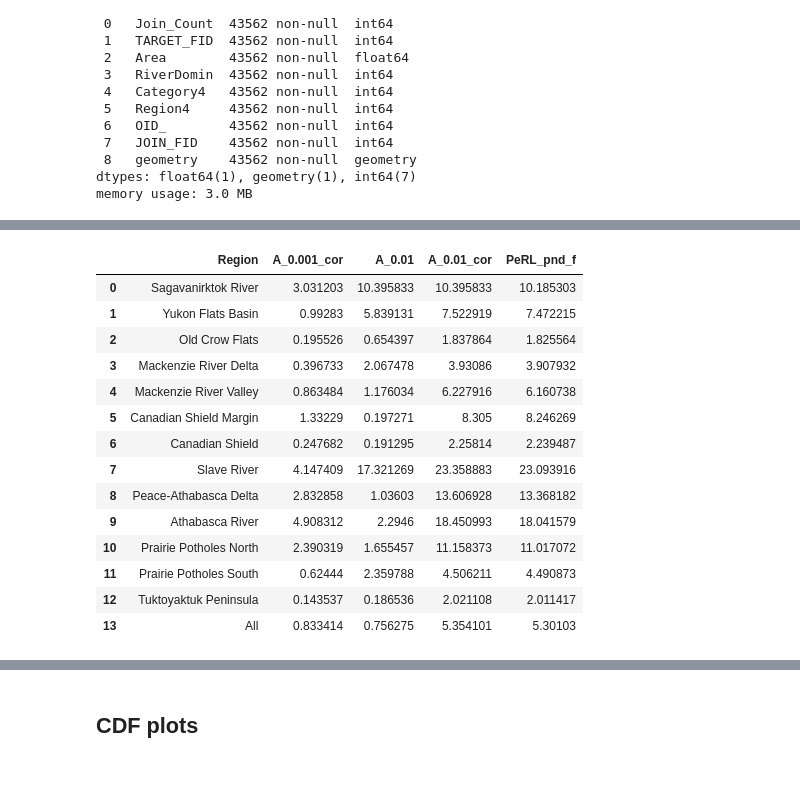
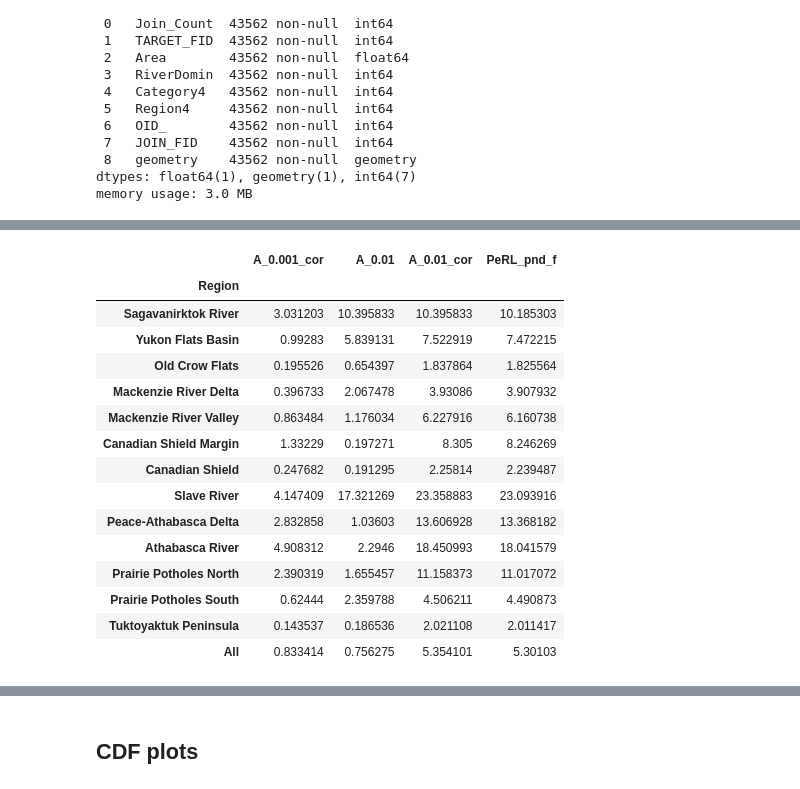
Before and after one commit to ekcomputer/lake-area, a Jupyter notebook: LSD_scale_comparison.ipynb, the cells around one changed output, grey strips where cells are left out. Cells and saved outputs as stored; diff of their text form; code cells hidden in the pictures.

```diff
--- a/LSD_scale_comparison.ipynb
+++ b/LSD_scale_comparison.ipynb
@@ -121,39 +126,50 @@ gdf_cir_lsd.head()
 # %%
 ## Cycle through 14 regions V2
 df_cir_rec = pd.DataFrame(columns = ['Region_ID', 'Region', 'Lake_area', 'stat', 'A_0.001', 'A_0.001_cor', 'A_0.01_cor', 'A_0.01', 'A_g100m', 'A_g1', 'PeRL_pnd_f']) # cir recomputed, for double checking A_0.001 from paper; A_0.001_cor excludes the largest lakes like in PeRL, but uses native CIR min size of 40 m2; computing A_0.01 analogous to PeRL pond fraction, PeRL_pnd for equivalent to perl analysis (min is 100 m2, max is 1 km2), A_g100m, for lakes > 100 m2, analogous to PeRL, F_g1 for area of lakes larger than PeRL maximum size, 'PeRL_all' to simulate perl size domain, and 'PeRL_pnd_f' which is perl pond divided perl all # 'PeRL_pnd', 'PeRL_all'
 for i, region in enumerate(range(2, 16)): # no region 1
     if region!=15:
         gdf_tmp = gdf_cir_lsd.query('Region4 == @region')
     else:
         gdf_tmp = gdf_cir_lsd # compute over all
     df_cir_rec.loc[i, 'Region_ID'] = region
     df_cir_rec.loc[i, 'Region'] = regions[i]
     df_cir_rec.loc[i, 'Lake_area'] = gdf_tmp.Area.sum()
     df_cir_rec.loc[i, 'A_0.001'] = gdf_tmp.query('(Area < 0.001)').Area.sum() / df_cir_rec.loc[i, 'Lake_area'] * 100
     df_cir_rec.loc[i, 'A_0.001_cor'] = gdf_tmp.query('(Area < 0.001)').Area.sum() / gdf_tmp.query('(Area < 1)').Area.sum() * 100
     df_cir_rec.loc[i, 'A_0.01_cor'] = gdf_tmp.query('(Area < 0.01)').Area.sum() / gdf_tmp.query('(Area < 1)').Area.sum() * 100
     df_cir_rec.loc[i, 'A_0.01'] = gdf_tmp.query('(Area < 0.01)').Area.sum() / df_cir_rec.loc[i, 'Lake_area'] * 100
     df_cir_rec.loc[i, 'A_g1'] = gdf_tmp.query('(Area >= 1)').Area.sum() / df_cir_rec.loc[i, 'Lake_area'] * 100
     df_cir_rec.loc[i, 'A_g100m'] = gdf_tmp.query('(Area >= 0.0001)').Area.sum() / df_cir_rec.loc[i, 'Lake_area'] * 100
     df_cir_rec.loc[i, 'PeRL_pnd_f'] = gdf_tmp.query('(Area >= 0.0001) and  (Area < 0.01)').Area.sum() / \
          gdf_tmp.query('(Area >= 0.0001) and  (Area < 1)').Area.sum() * 100
-    # Then compute all
+    df_cir_rec.loc[i, 'HL_pnd_f_4'] = gdf_tmp.query('(Area >= 0.0001) and  (Area < 0.1)').Area.sum() / \
+        gdf_tmp.query('(Area >= 0.0001) and  (Area < 1)').Area.sum() * 100 # Pond fraction, as defined by HydroLakes lower limit and upper limit defined by CIR # 4 means that lower limit is 10^-4
+    df_cir_rec.loc[i, 'HL_pnd_r_4'] = gdf_tmp.query('(Area >= 0.0001) and  (Area < 0.1)').Area.sum() / \
+        gdf_tmp.query('(Area >= 0.1) and  (Area < 1)').Area.sum() * 100 # Pond fraction, as defined by HydroLakes lower limit and upper limit defined by CIR (fraction, not ratio, so it can be used as divident for extrapolation from mid lakes)
+    df_cir_rec.loc[i, 'HL_pnd_r_3'] = gdf_tmp.query('(Area >= 0.001) and  (Area < 0.1)').Area.sum() / \
+        gdf_tmp.query('(Area >= 0.1) and  (Area < 1)').Area.sum() * 100 # to compare to WBD
+    df_cir_rec.loc[i, 'HL_pnd_r_2'] = gdf_tmp.query('(Area >= 0.01) and  (Area < 0.1)').Area.sum() / \
+        gdf_tmp.query('(Area >= 0.1) and  (Area < 1)').Area.sum() * 100 # to compare to Sheng
 
-df_cir_rec[['Region', 'PeRL_pnd_f']]
-df_cir_rec[['Region', 'A_0.001_cor', 'A_0.01', 'A_0.01_cor', 'PeRL_pnd_f']]
+## Re-index
+df_cir_rec.set_index('Region', inplace=True)
+
+## View
+df_cir_rec[['A_0.001_cor', 'A_0.01', 'A_0.01_cor', 'PeRL_pnd_f']]
 # %% [output]
-|  | Region | A_0.001_cor | A_0.01 | A_0.01_cor | PeRL_pnd_f |
-| 0 | Sagavanirktok River | 3.031203 | 10.395833 | 10.395833 | 10.185303 |
-| 1 | Yukon Flats Basin | 0.99283 | 5.839131 | 7.522919 | 7.472215 |
-| 2 | Old Crow Flats | 0.195526 | 0.654397 | 1.837864 | 1.825564 |
-| 3 | Mackenzie River Delta | 0.396733 | 2.067478 | 3.93086 | 3.907932 |
-| 4 | Mackenzie River Valley | 0.863484 | 1.176034 | 6.227916 | 6.160738 |
-| 5 | Canadian Shield Margin | 1.33229 | 0.197271 | 8.305 | 8.246269 |
-| 6 | Canadian Shield | 0.247682 | 0.191295 | 2.25814 | 2.239487 |
-| 7 | Slave River | 4.147409 | 17.321269 | 23.358883 | 23.093916 |
-| 8 | Peace-Athabasca Delta | 2.832858 | 1.03603 | 13.606928 | 13.368182 |
-| 9 | Athabasca River | 4.908312 | 2.2946 | 18.450993 | 18.041579 |
-| 10 | Prairie Potholes North | 2.390319 | 1.655457 | 11.158373 | 11.017072 |
-| 11 | Prairie Potholes South | 0.62444 | 2.359788 | 4.506211 | 4.490873 |
-| 12 | Tuktoyaktuk Peninsula | 0.143537 | 0.186536 | 2.021108 | 2.011417 |
-| 13 | All | 0.833414 | 0.756275 | 5.354101 | 5.30103 |
+|  | A_0.001_cor | A_0.01 | A_0.01_cor | PeRL_pnd_f |
+| Region |  |  |  |  |
+| Sagavanirktok River | 3.031203 | 10.395833 | 10.395833 | 10.185303 |
+| Yukon Flats Basin | 0.99283 | 5.839131 | 7.522919 | 7.472215 |
+| Old Crow Flats | 0.195526 | 0.654397 | 1.837864 | 1.825564 |
+| Mackenzie River Delta | 0.396733 | 2.067478 | 3.93086 | 3.907932 |
+| Mackenzie River Valley | 0.863484 | 1.176034 | 6.227916 | 6.160738 |
+| Canadian Shield Margin | 1.33229 | 0.197271 | 8.305 | 8.246269 |
+| Canadian Shield | 0.247682 | 0.191295 | 2.25814 | 2.239487 |
+| Slave River | 4.147409 | 17.321269 | 23.358883 | 23.093916 |
+| Peace-Athabasca Delta | 2.832858 | 1.03603 | 13.606928 | 13.368182 |
+| Athabasca River | 4.908312 | 2.2946 | 18.450993 | 18.041579 |
+| Prairie Potholes North | 2.390319 | 1.655457 | 11.158373 | 11.017072 |
+| Prairie Potholes South | 0.62444 | 2.359788 | 4.506211 | 4.490873 |
+| Tuktoyaktuk Peninsula | 0.143537 | 0.186536 | 2.021108 | 2.011417 |
+| All | 0.833414 | 0.756275 | 5.354101 | 5.30103 |
```
Also changed, not shown: parts of 18 cells of this notebook.
